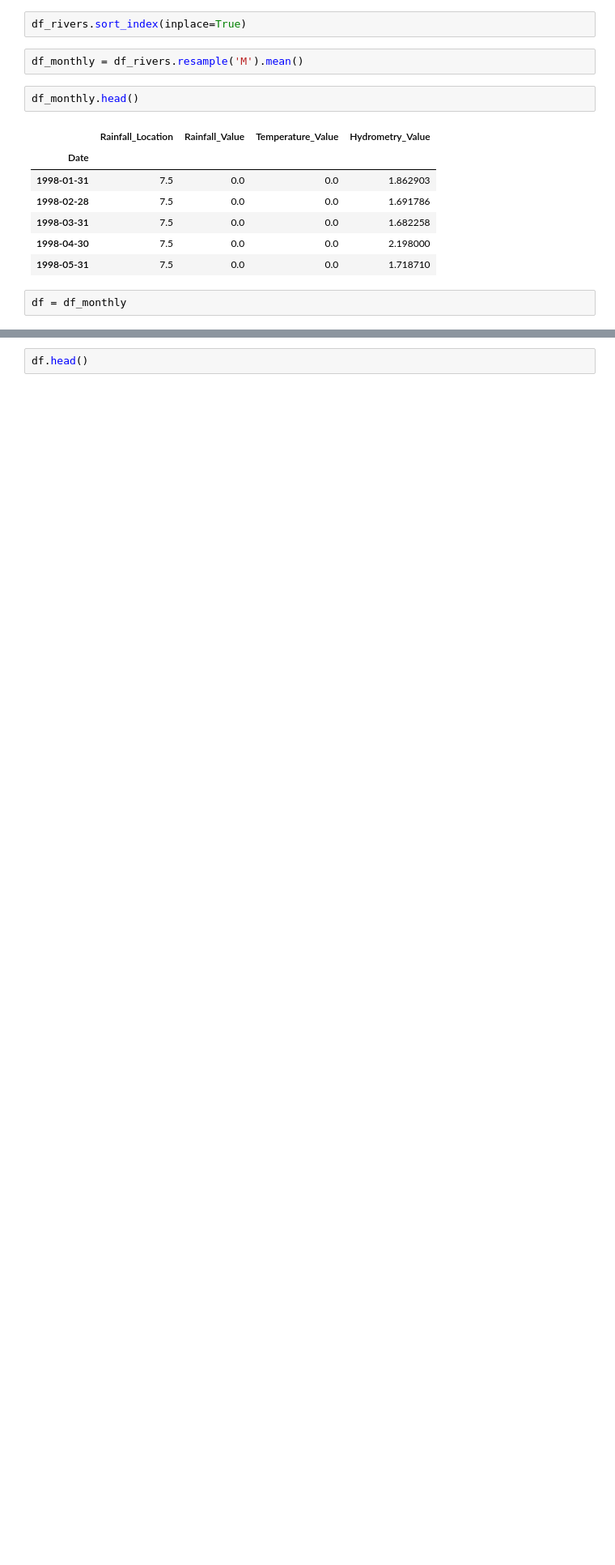
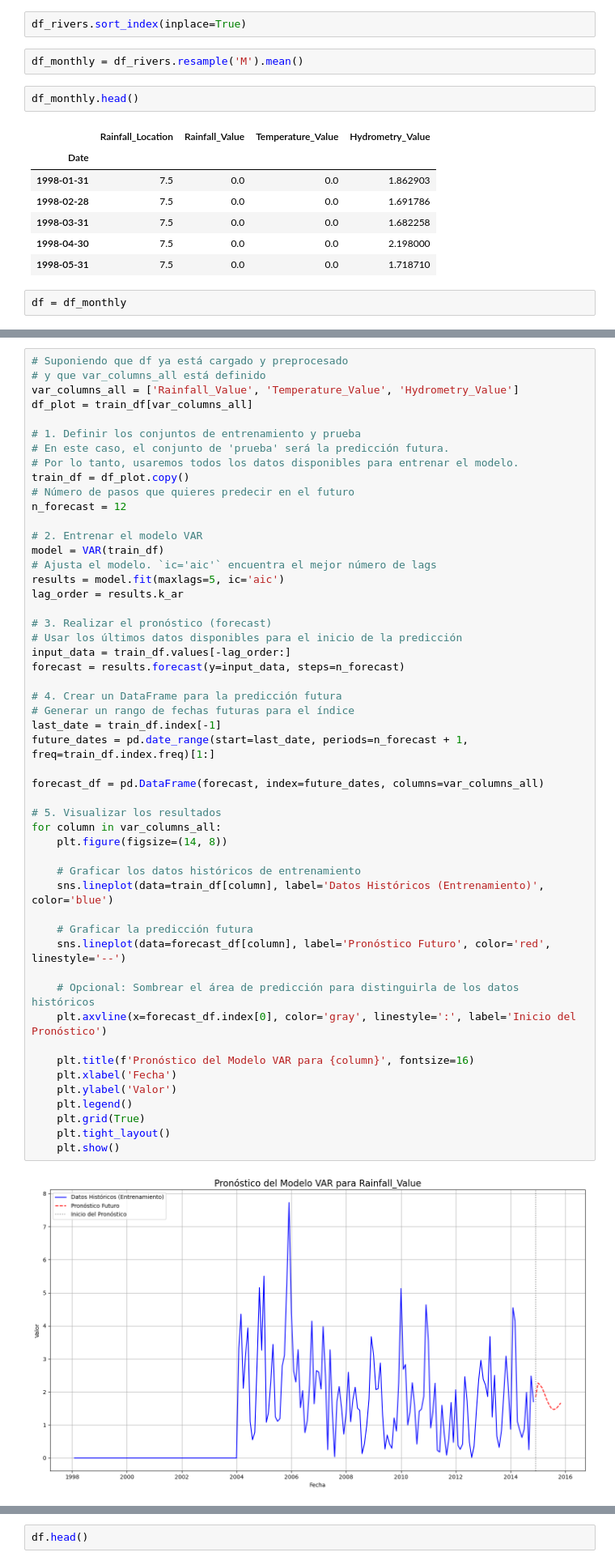
Before and after one commit to Bere333/Smart-Water-Analytics-BBRH, a Jupyter notebook: src/02_modeling_and_evaluation_river.ipynb, the cells around one changed output, grey strips where cells are left out. Shown at 81% size. Cells and saved outputs as stored; diff of their text form; blank space fills up the shorter version.

Commit message:
updated graph function

```diff
--- a/src/02_modeling_and_evaluation_river.ipynb
+++ b/src/02_modeling_and_evaluation_river.ipynb
@@ -100,0 +100,53 @@ See the caveats in the documentation: https://pandas.pydata.org/pandas-docs/stab
+# %%
+# Suponiendo que df ya está cargado y preprocesado
+# y que var_columns_all está definido
+var_columns_all = ['Rainfall_Value', 'Temperature_Value', 'Hydrometry_Value']
+df_plot = train_df[var_columns_all]
+
+# 1. Definir los conjuntos de entrenamiento y prueba
+# En este caso, el conjunto de 'prueba' será la predicción futura.
+# Por lo tanto, usaremos todos los datos disponibles para entrenar el modelo.
+train_df = df_plot.copy()
+# Número de pasos que quieres predecir en el futuro
+n_forecast = 12
+
+# 2. Entrenar el modelo VAR
+model = VAR(train_df)
+# Ajusta el modelo. `ic='aic'` encuentra el mejor número de lags
+results = model.fit(maxlags=5, ic='aic')
+lag_order = results.k_ar
+
+# 3. Realizar el pronóstico (forecast)
+# Usar los últimos datos disponibles para el inicio de la predicción
+input_data = train_df.values[-lag_order:]
+forecast = results.forecast(y=input_data, steps=n_forecast)
+
+# 4. Crear un DataFrame para la predicción futura
+# Generar un rango de fechas futuras para el índice
+last_date = train_df.index[-1]
+future_dates = pd.date_range(start=last_date, periods=n_forecast + 1, freq=train_df.index.freq)[1:]
+
+forecast_df = pd.DataFrame(forecast, index=future_dates, columns=var_columns_all)
+
+# 5. Visualizar los resultados
+for column in var_columns_all:
+    plt.figure(figsize=(14, 8))
+
+    # Graficar los datos históricos de entrenamiento
+    sns.lineplot(data=train_df[column], label='Datos Históricos (Entrenamiento)', color='blue')
+
+    # Graficar la predicción futura
+    sns.lineplot(data=forecast_df[column], label='Pronóstico Futuro', color='red', linestyle='--')
+
+    # Opcional: Sombrear el área de predicción para distinguirla de los datos históricos
+    plt.axvline(x=forecast_df.index[0], color='gray', linestyle=':', label='Inicio del Pronóstico')
+
+    plt.title(f'Pronóstico del Modelo VAR para {column}', fontsize=16)
+    plt.xlabel('Fecha')
+    plt.ylabel('Valor')
+    plt.legend()
+    plt.grid(True)
+    plt.tight_layout()
+    plt.show()
+# %% [output]
+[figure, added]
```
Also changed, not shown: parts of 10 cells of this notebook.
